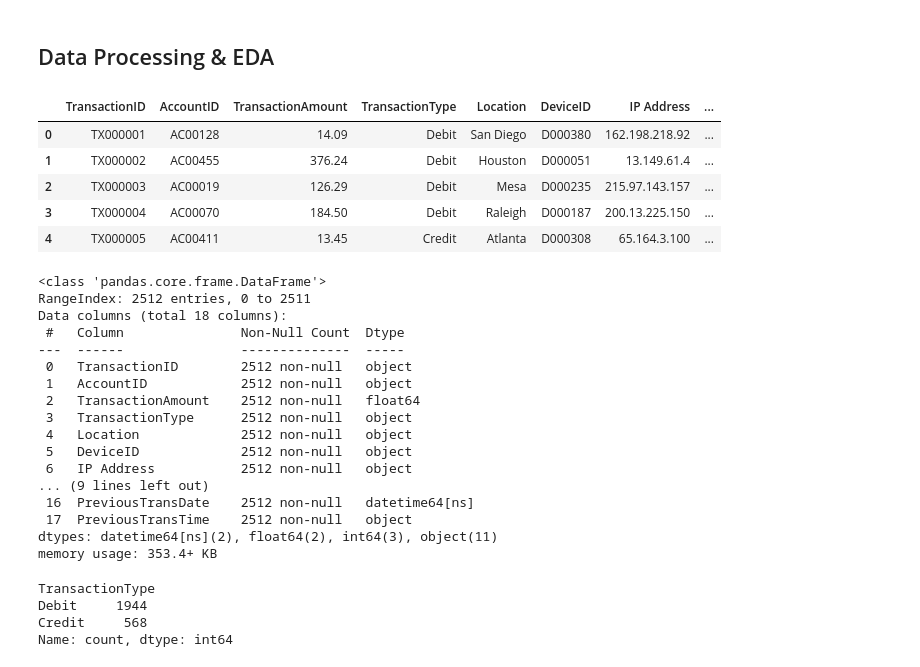
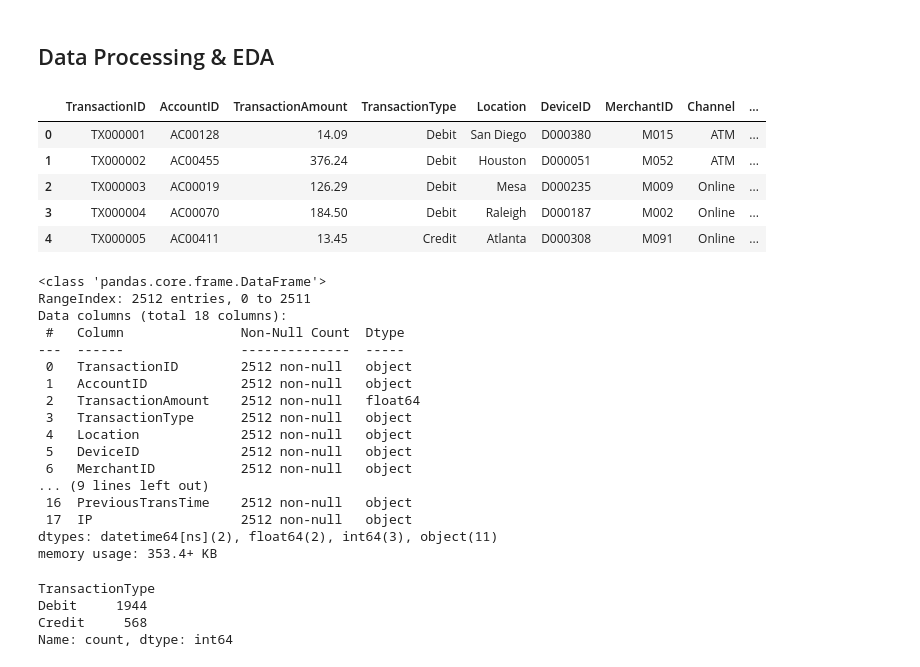
Before and after one commit to mahabub-rah/Fundamental-ML-Project, a Jupyter notebook: unSuperviesed _bank_data/main.ipynb, the cells around one changed output. Cells and saved outputs as stored; diff of their text form; code cells hidden in the pictures.

```diff
--- a/unSuperviesed _bank_data/main.ipynb
+++ b/unSuperviesed _bank_data/main.ipynb
@@ -105,21 +108,35 @@ Index(['TransactionID', 'AccountID', 'TransactionAmount', 'TransactionDate',
 ## Data Processing & EDA
 # %%
 # splitting date and time from 'TransactionDate' and 'PreviousTransactionDate'
-df['TransTime'] = df['TransactionDate'].str.split(' ').str[1]
-df['TransDate'] = df['TransactionDate'].str.split(' ').str[0]
-df['PreviousTransDate'] = df['PreviousTransactionDate'].str.split(' ').str[0]
-df['PreviousTransTime'] = df['PreviousTransactionDate'].str.split(' ').str[1]
+# df['TransTime'] = df['TransactionDate'].str.split(' ').str[1]
+# df['TransDate'] = df['TransactionDate'].str.split(' ').str[0]
+# df['PreviousTransDate'] = df['PreviousTransactionDate'].str.split(' ').str[0]
+# df['PreviousTransTime'] = df['PreviousTransactionDate'].str.split(' ').str[1]
+
+# Convert to datetime
+df['TransactionDate'] = pd.to_datetime(df['TransactionDate'])
+df['PreviousTransactionDate'] = pd.to_datetime(df['PreviousTransactionDate'])
+
+# Extract date and time
+df['TransDate'] = df['TransactionDate'].dt.date
+df['TransTime'] = df['TransactionDate'].dt.time
+
+df['PreviousTransDate'] = df['PreviousTransactionDate'].dt.date
+df['PreviousTransTime'] = df['PreviousTransactionDate'].dt.time
+
+#change the ip address to private and public
+df['IP'] = df['IP Address'].apply(lambda x: 'Private' if ipaddress.ip_address(x).is_private else 'Public')
 # %%
 # drop original columns
-df.drop(columns=['TransactionDate', 'PreviousTransactionDate'], inplace=True)
+df.drop(columns=['TransactionDate', 'PreviousTransactionDate', 'IP Address'], inplace=True)
 df.head()
 # %% [output]
-|  | TransactionID | AccountID | TransactionAmount | TransactionType | Location | DeviceID | IP Address | ... |
-| 0 | TX000001 | AC00128 | 14.09 | Debit | San Diego | D000380 | 162.198.218.92 | ... |
-| 1 | TX000002 | AC00455 | 376.24 | Debit | Houston | D000051 | 13.149.61.4 | ... |
-| 2 | TX000003 | AC00019 | 126.29 | Debit | Mesa | D000235 | 215.97.143.157 | ... |
-| 3 | TX000004 | AC00070 | 184.50 | Debit | Raleigh | D000187 | 200.13.225.150 | ... |
-| 4 | TX000005 | AC00411 | 13.45 | Credit | Atlanta | D000308 | 65.164.3.100 | ... |
+|  | TransactionID | AccountID | TransactionAmount | TransactionType | Location | DeviceID | MerchantID | Channel | ... |
+| 0 | TX000001 | AC00128 | 14.09 | Debit | San Diego | D000380 | M015 | ATM | ... |
+| 1 | TX000002 | AC00455 | 376.24 | Debit | Houston | D000051 | M052 | ATM | ... |
+| 2 | TX000003 | AC00019 | 126.29 | Debit | Mesa | D000235 | M009 | Online | ... |
+| 3 | TX000004 | AC00070 | 184.50 | Debit | Raleigh | D000187 | M002 | Online | ... |
+| 4 | TX000005 | AC00411 | 13.45 | Credit | Atlanta | D000308 | M091 | Online | ... |
 # %%
 # converting date columns to datetime format
 df['TransDate'] = pd.to_datetime(df['TransDate'])
@@ -137,10 +154,10 @@ Data columns (total 18 columns):
  3   TransactionType      2512 non-null   object
  4   Location             2512 non-null   object
  5   DeviceID             2512 non-null   object
- 6   IP Address           2512 non-null   object
+ 6   MerchantID           2512 non-null   object
 ... (9 lines left out)
- 16  PreviousTransDate    2512 non-null   datetime64[ns]
- 17  PreviousTransTime    2512 non-null   object
+ 16  PreviousTransTime    2512 non-null   object
+ 17  IP                   2512 non-null   object
 dtypes: datetime64[ns](2), float64(2), int64(3), object(11)
 memory usage: 353.4+ KB
 # %%
```
Also changed, not shown: parts of 10 cells of this notebook.
